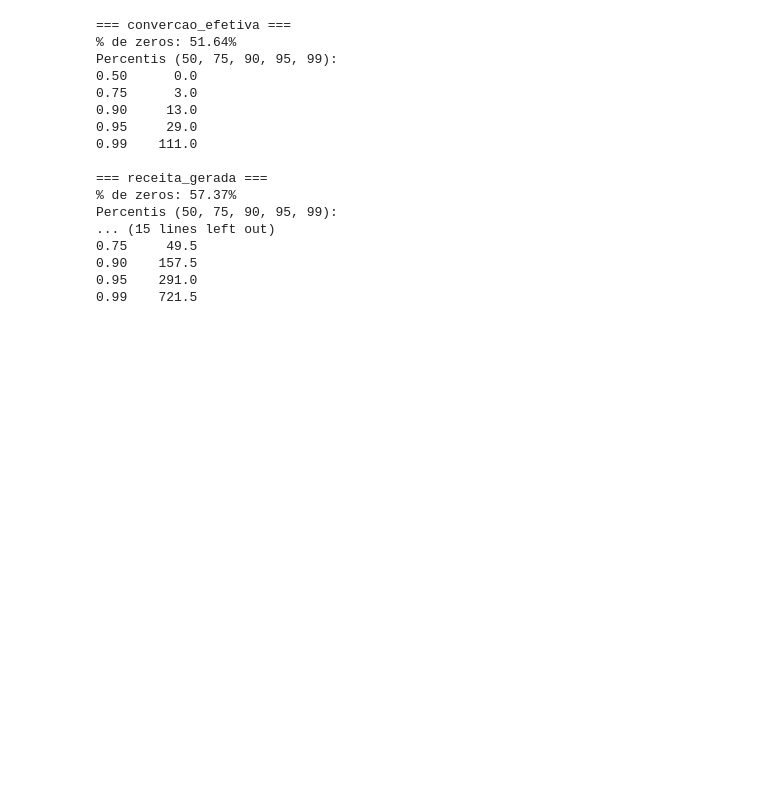
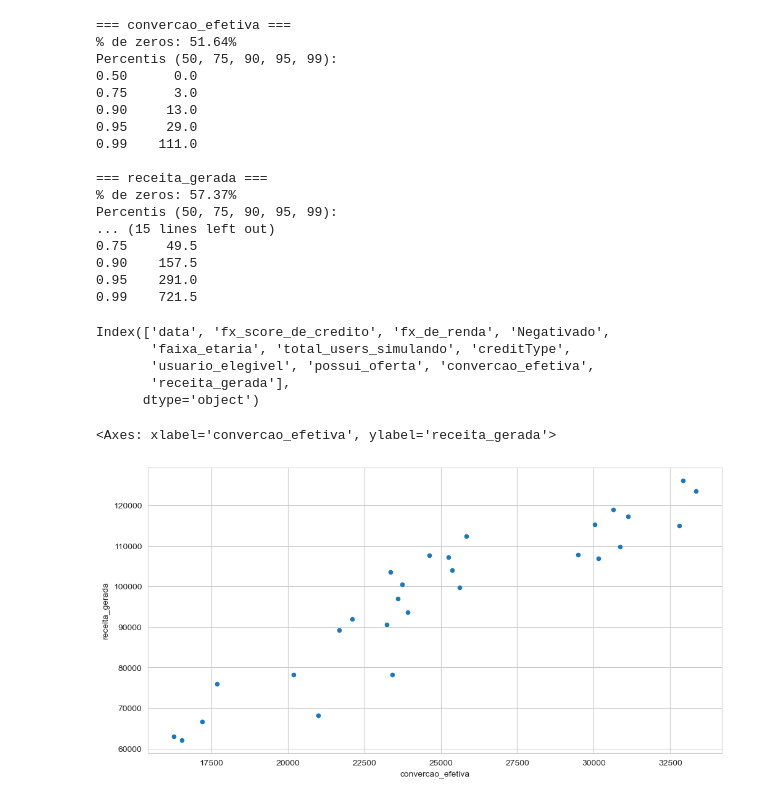
Before and after one commit to eduardozanutti/serasa-credito-analytics-case, a Jupyter notebook: notebooks/01_eda_exploratorio.ipynb, the cells around one changed output. Saved outputs shown, nothing was run; the diff lists cells and outputs as text; code cells hidden in the pictures; blank space fills up the shorter version.

```diff
--- a/notebooks/01_eda_exploratorio.ipynb
+++ b/notebooks/01_eda_exploratorio.ipynb
@@ -723,3 +723,18 @@ Percentis (50, 75, 90, 95, 99):
 0.90    157.5
 0.95    291.0
 0.99    721.5
+# %%
+df.columns
+# %% [output]
+Index(['data', 'fx_score_de_credito', 'fx_de_renda', 'Negativado',
+       'faixa_etaria', 'total_users_simulando', 'creditType',
+       'usuario_elegivel', 'possui_oferta', 'convercao_efetiva',
+       'receita_gerada'],
+      dtype='object')
+# %%
+df_reg = df.groupby('data').agg({'convercao_efetiva': 'sum', 'receita_gerada': 'sum'}).reset_index()[['convercao_efetiva', 'receita_gerada']]
+df_reg.plot(x='convercao_efetiva', y='receita_gerada', kind='scatter')
+from sckit-learn.linear_model import glm
+# %% [output]
+<Axes: xlabel='convercao_efetiva', ylabel='receita_gerada'>
+[figure, added]
```
Also changed, not shown: parts of 30 cells of this notebook, 13 other files.
